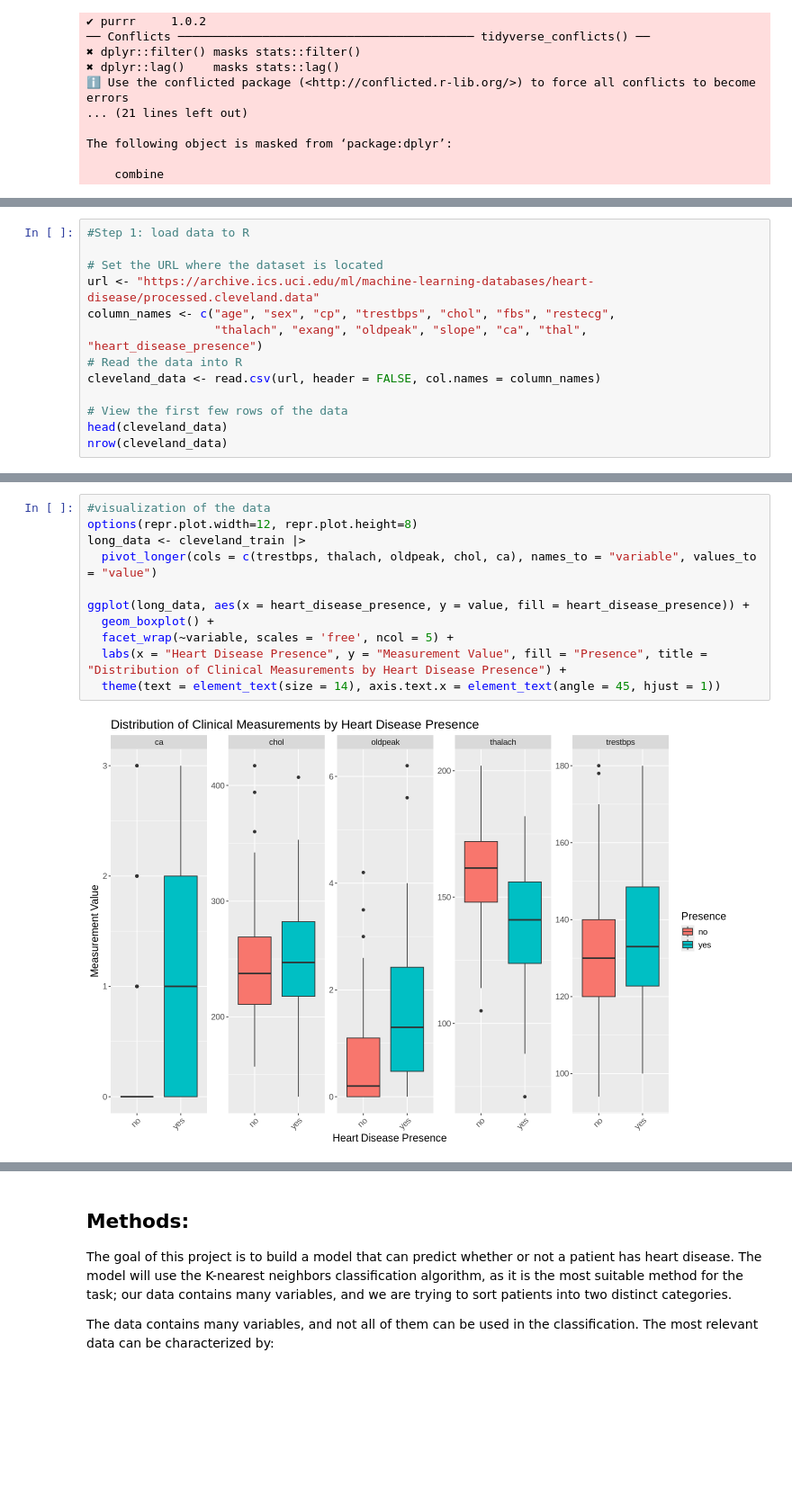
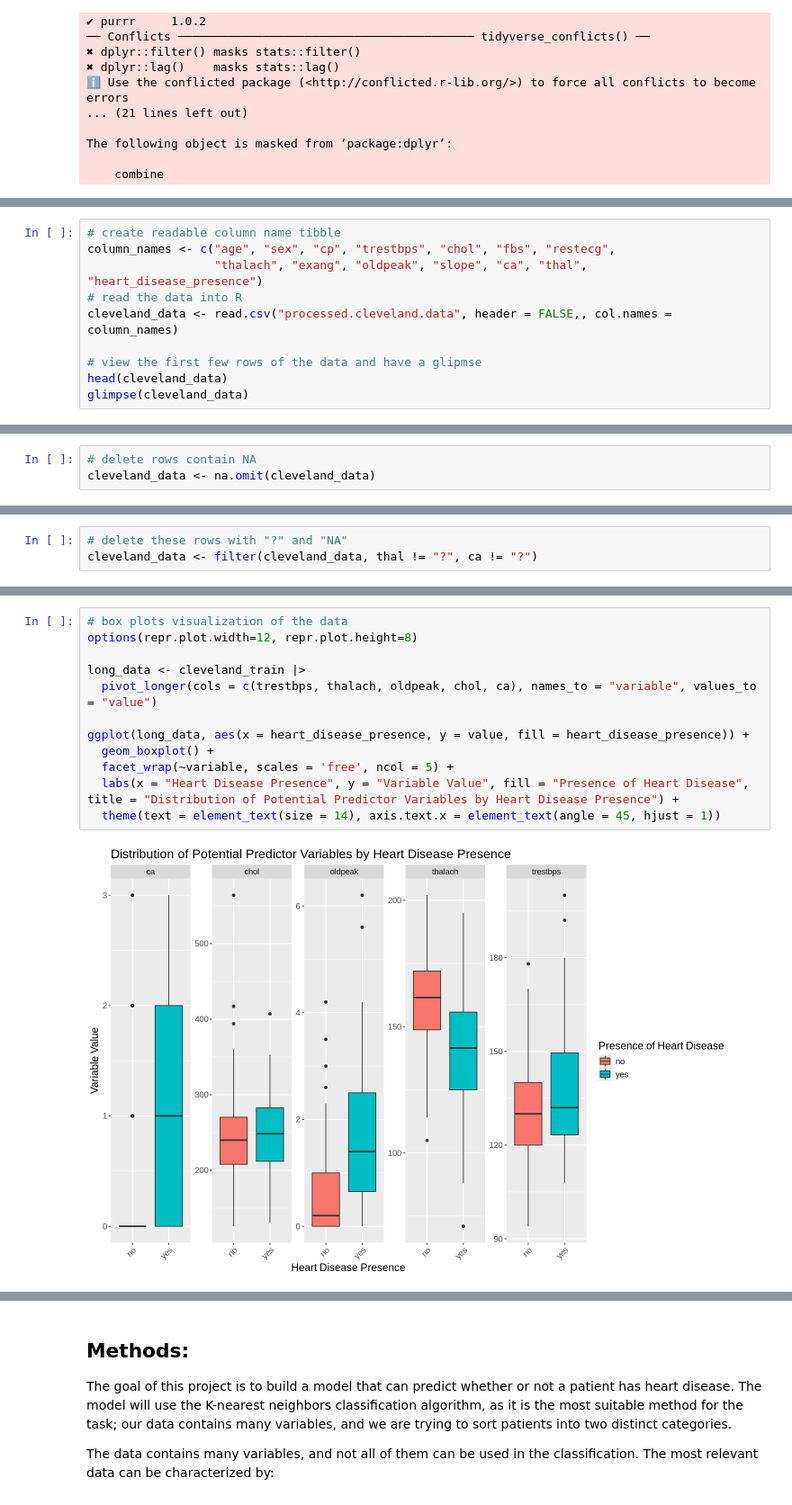
Before and after one commit to latmerlin/dsci100, a Jupyter notebook: Cleveland-final.ipynb, the cells around one changed output, grey strips where cells are left out. Shown at 90% size. Drawn from its saved outputs; the diff is of its cells as text; blank space fills up the shorter version.

```diff
--- a/Cleveland-final.ipynb
+++ b/Cleveland-final.ipynb
@@ -40,16 +38,13 @@ Heart disease pertains to be one of the major causes of death (1 in 5) in Americ
 # %%
-#Step 1: load data to R
-
-# Set the URL where the dataset is located
-url <- "https://archive.ics.uci.edu/ml/machine-learning-databases/heart-disease/processed.cleveland.data"
+# create readable column name tibble
 column_names <- c("age", "sex", "cp", "trestbps", "chol", "fbs", "restecg",
                   "thalach", "exang", "oldpeak", "slope", "ca", "thal", "heart_disease_presence")
-# Read the data into R
-cleveland_data <- read.csv(url, header = FALSE, col.names = column_names)
+# read the data into R
+cleveland_data <- read.csv("processed.cleveland.data", header = FALSE,, col.names = column_names)
 
-# View the first few rows of the data
+# view the first few rows of the data and have a glipmse
 head(cleveland_data)
-nrow(cleveland_data)
+glimpse(cleveland_data)
 # %% [output]
 A data.frame: 6 × 14
 |  | age | sex | cp | trestbps | chol | fbs | restecg | thalach | exang | oldpeak | slope | ... |
@@ -101 +113,4 @@ nrow(cleveland_train)
+# %%
+# delete rows contain NA
+cleveland_data <- na.omit(cleveland_data)
 # %%
@@ -113,3 +124,6 @@ A data.frame: 1 × 14
 | age | sex | cp | trestbps | chol | fbs | restecg | thalach | exang | oldpeak | slope | ca | ... |
 | <dbl> | <dbl> | <dbl> | <dbl> | <dbl> | <dbl> | <dbl> | <dbl> | <dbl> | <dbl> | <dbl> | <dbl> | ... |
 | 0 | 0 | 0 | 0 | 0 | 0 | 0 | 0 | 0 | 0 | 0 | 0 | ... |
+# %%
+# delete these rows with "?" and "NA"
+cleveland_data <- filter(cleveland_data, thal != "?", ca != "?")
@@ -137,13 +172,14 @@ A matrix: 1 × 8 of type dbl
 # %%
-#visualization of the data
+# box plots visualization of the data
 options(repr.plot.width=12, repr.plot.height=8)
+
 long_data <- cleveland_train |>
   pivot_longer(cols = c(trestbps, thalach, oldpeak, chol, ca), names_to = "variable", values_to = "value")
 
 ggplot(long_data, aes(x = heart_disease_presence, y = value, fill = heart_disease_presence)) +
   geom_boxplot() +
   facet_wrap(~variable, scales = 'free', ncol = 5) +
-  labs(x = "Heart Disease Presence", y = "Measurement Value", fill = "Presence", title = "Distribution of Clinical Measurements by Heart Disease Presence") +
+  labs(x = "Heart Disease Presence", y = "Variable Value", fill = "Presence of Heart Disease", title = "Distribution of Potential Predictor Variables by Heart Disease Presence") +
   theme(text = element_text(size = 14), axis.text.x = element_text(angle = 45, hjust = 1))
 # %% [output]
-[figure, old version]
+[figure, new version]
```
Also changed, not shown: parts of 26 cells of this notebook.
